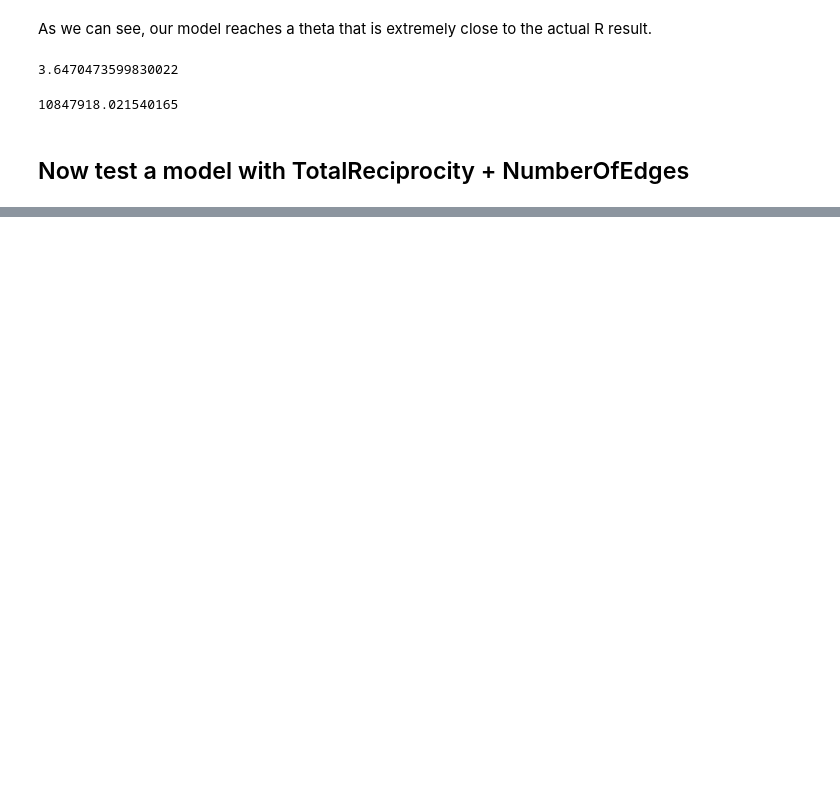
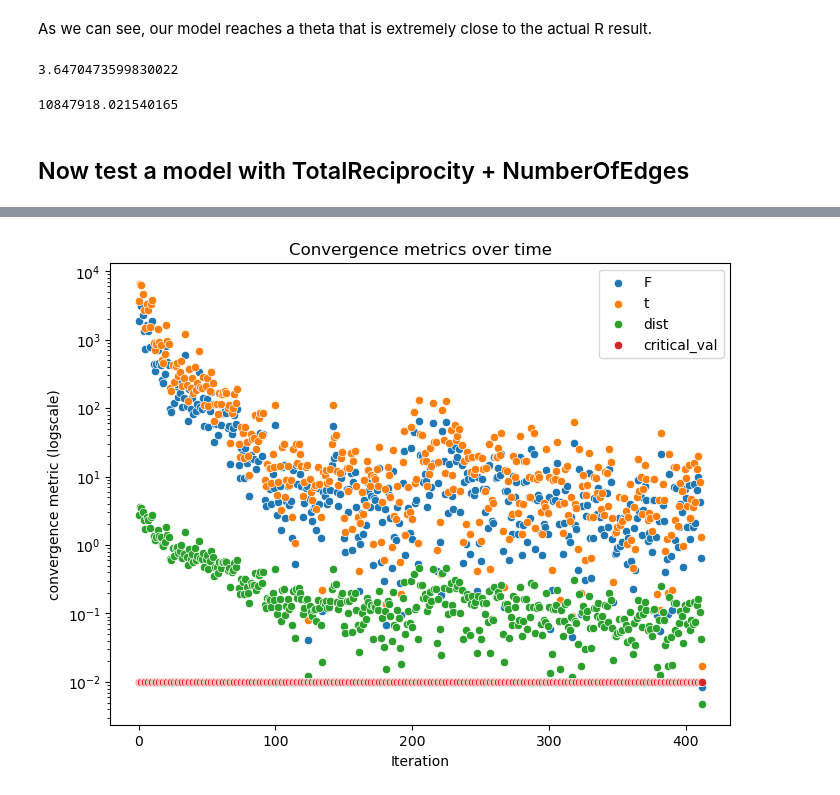
Before and after one commit to tomtalp/pyERGM, a Jupyter notebook: examples/first_example.ipynb, the cells around one changed output, grey strips where cells are left out. Cells and saved outputs as stored; diff of their text form; code cells hidden in the pictures; blank space fills up the shorter version.

```diff
--- a/examples/first_example.ipynb
+++ b/examples/first_example.ipynb
@@ -111,0 +163,17 @@ min(hotelling)
+# %%
+df = pd.DataFrame(hotelling)
+
+fig, ax = plt.subplots(figsize=(8, 6))
+sns.scatterplot(df["hotelling_F"])
+sns.scatterplot(df["hotelling_t"])
+sns.scatterplot(df["dist"])
+sns.scatterplot(df["critical_val"])
+ax.set_yscale("log")
+
+ax.legend(["F", "t", "dist", "critical_val"])
+ax.set(xlabel='Iteration', ylabel='convergence metric (logscale)')
+ax.set_title("Convergence metrics over time")
+
+plt.show()
+# %% [output]
+[figure, added]
```
Also changed, not shown: parts of 19 cells of this notebook, 1 other file.
